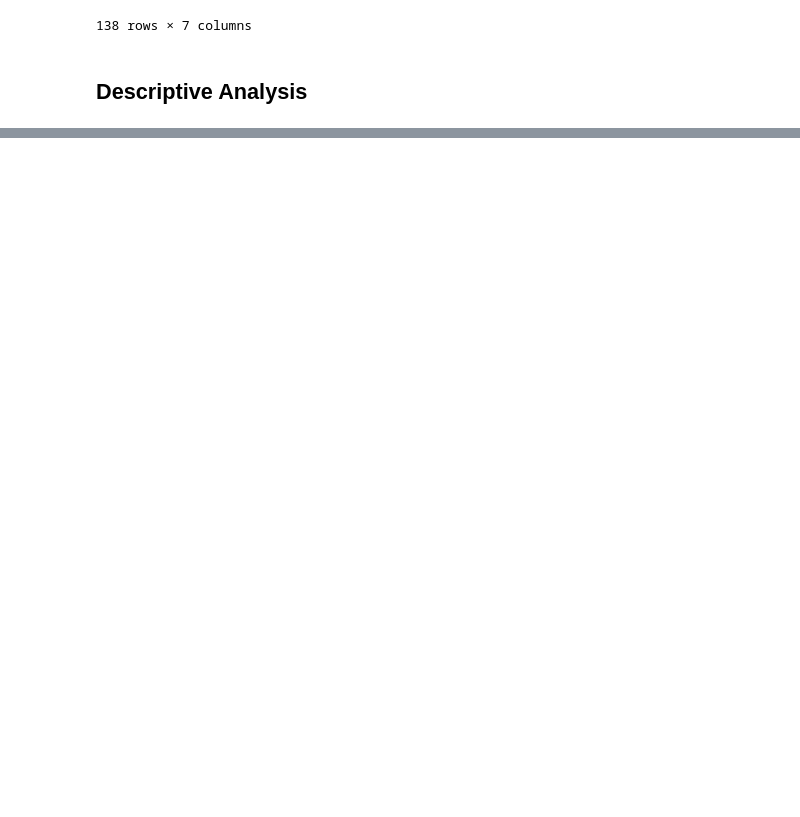
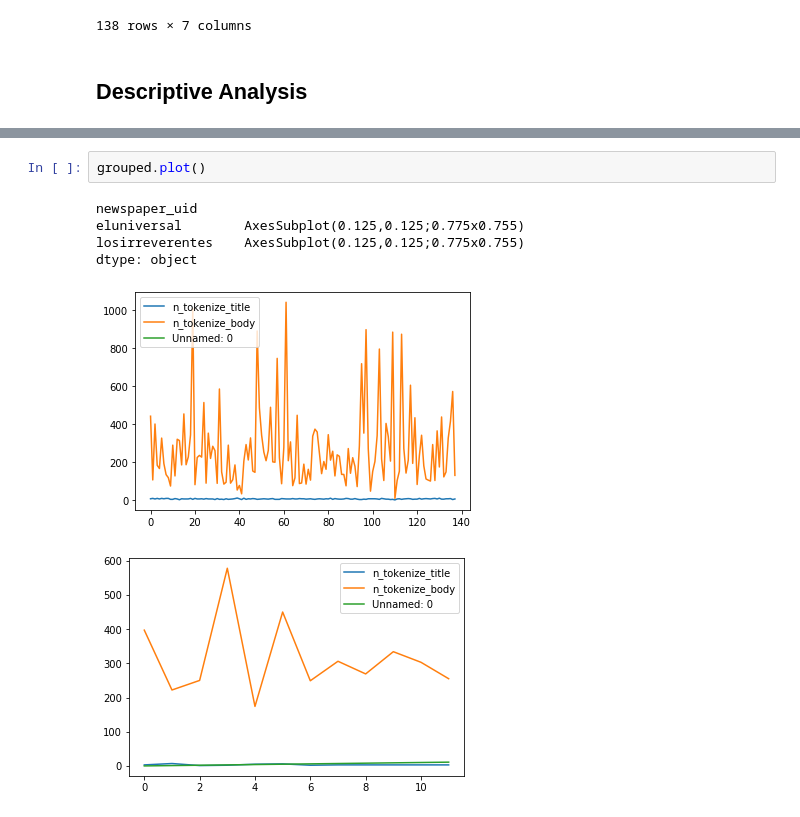
Before and after one commit to Luisehica/Data_Engineering, a Jupyter notebook: proyecto_curso.ipynb, the cells around one changed output, grey strips where cells are left out. Drawn from its saved outputs; the diff is of its cells as text; blank space fills up the shorter version.

```diff
--- a/proyecto_curso.ipynb
+++ b/proyecto_curso.ipynb
@@ -393,0 +446,9 @@ clean_eluniversal = pd.read_csv('web_scraping/clean_eluniversal_2020_04_10_artic
+# %%
+grouped.plot()
+# %% [output]
+newspaper_uid
+eluniversal        AxesSubplot(0.125,0.125;0.775x0.755)
+losirreverentes    AxesSubplot(0.125,0.125;0.775x0.755)
+dtype: object
+[figure, added]
+[figure, added]
```
Also changed, not shown: parts of 13 cells of this notebook, 8 other files.
